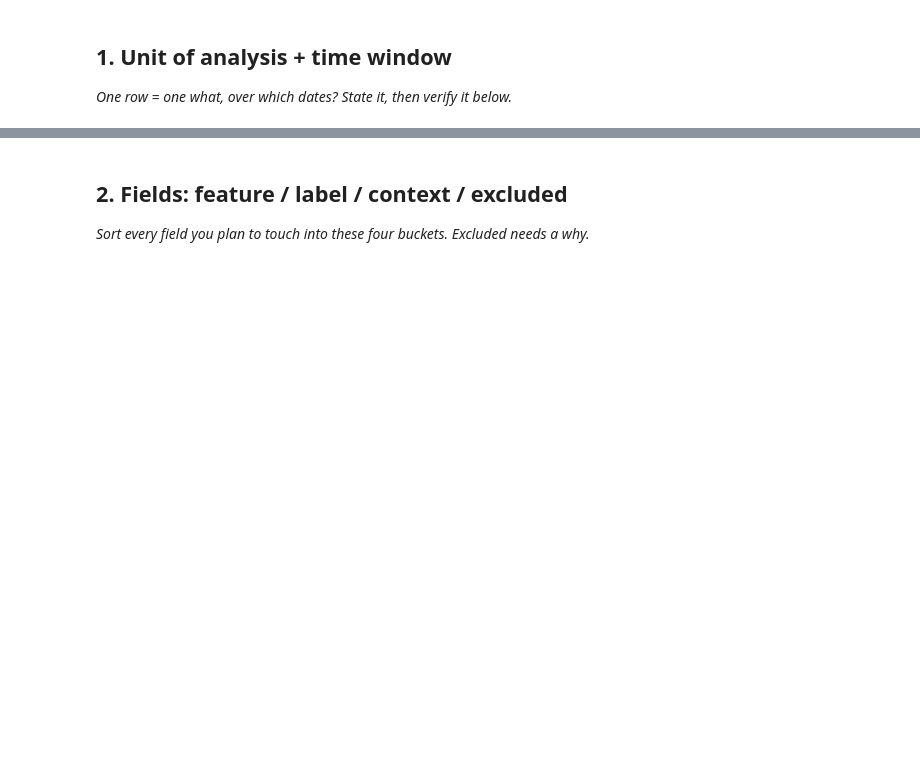
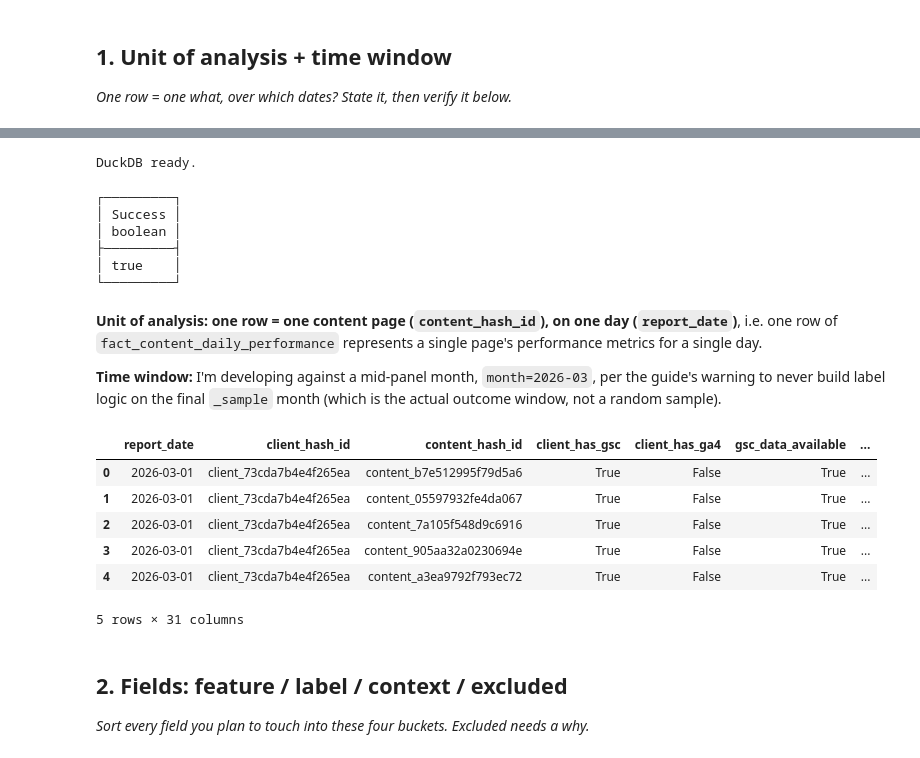
Before and after one commit to maheen-armghan/flyrank-internship, a Jupyter notebook: work/notebooks/w03_data_contract.ipynb, the cells around one changed output, grey strips where cells are left out. Drawn from its saved outputs; the diff is of its cells as text; code cells hidden in the pictures; blank space fills up the shorter version.

```diff
--- a/work/notebooks/w03_data_contract.ipynb
+++ b/work/notebooks/w03_data_contract.ipynb
@@ -13,6 +28,53 @@ This skeleton is yours to fill. Work the sections **in order** — each one has
+# %%
+!pip install duckdb -q
+import duckdb
+con = duckdb.connect()
+con.sql("INSTALL httpfs; LOAD httpfs;")
+print("DuckDB ready.")
+# %% [output]
+DuckDB ready.
+# %%
+import os
+from google.colab import userdata
+
+hf_token = userdata.get('HF_TOKEN')
+os.environ["HF_TOKEN"] = hf_token
+
+con.sql(f"""
+CREATE OR REPLACE SECRET hf_secret (
+    TYPE huggingface,
+    TOKEN '{hf_token}'
+);
+""")
+# %% [output]
+┌─────────┐
+│ Success │
+│ boolean │
+├─────────┤
+│ true    │
+└─────────┘
+# %% [markdown]
+**Unit of analysis: one row = one content page (`content_hash_id`), on one day (`report_date`)**, i.e. one row of `fact_content_daily_performance` represents a single page's performance metrics for a single day.
+
+**Time window:** I'm developing against a mid-panel month, `month=2026-03`, per the guide's warning to never build label logic on the final `_sample` month (which is the actual outcome window, not a random sample).
 # %%
 # This cell is for CODE (numbers, a query, a check).
-# Write your text answer in the cell ABOVE this one — typing sentences here breaks Run All.
+# Write your text answer in the cell ABOVE this one, typing sentences here breaks Run All.
+q = """
+SELECT *
+FROM 'hf://datasets/FlyRank/internship-warehouse/fact_content_daily_performance/month=2026-03/*.parquet'
+LIMIT 5
+"""
+sample = con.sql(q).df()
+sample
+# %% [output]
+|  | report_date | client_hash_id | content_hash_id | client_has_gsc | client_has_ga4 | gsc_data_available | ... |
+| 0 | 2026-03-01 | client_73cda7b4e4f265ea | content_b7e512995f79d5a6 | True | False | True | ... |
+| 1 | 2026-03-01 | client_73cda7b4e4f265ea | content_05597932fe4da067 | True | False | True | ... |
+| 2 | 2026-03-01 | client_73cda7b4e4f265ea | content_7a105f548d9c6916 | True | False | True | ... |
+| 3 | 2026-03-01 | client_73cda7b4e4f265ea | content_905aa32a0230694e | True | False | True | ... |
+| 4 | 2026-03-01 | client_73cda7b4e4f265ea | content_a3ea9792f793ec72 | True | False | True | ... |
+5 rows × 31 columns
 # %% [markdown]
 ## 2. Fields: feature / label / context / excluded
 
```
Also changed, not shown: parts of 11 cells of this notebook.
